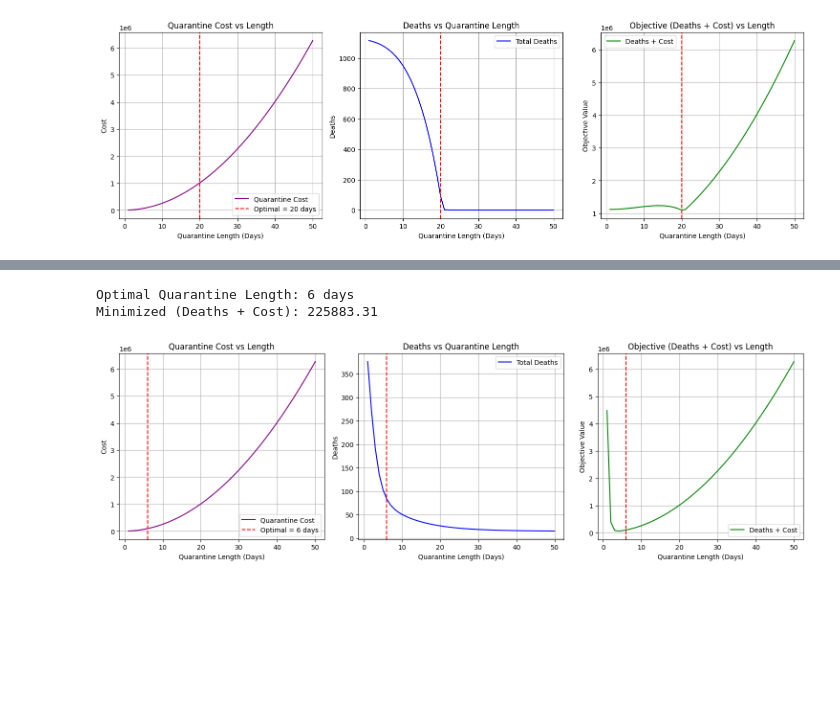
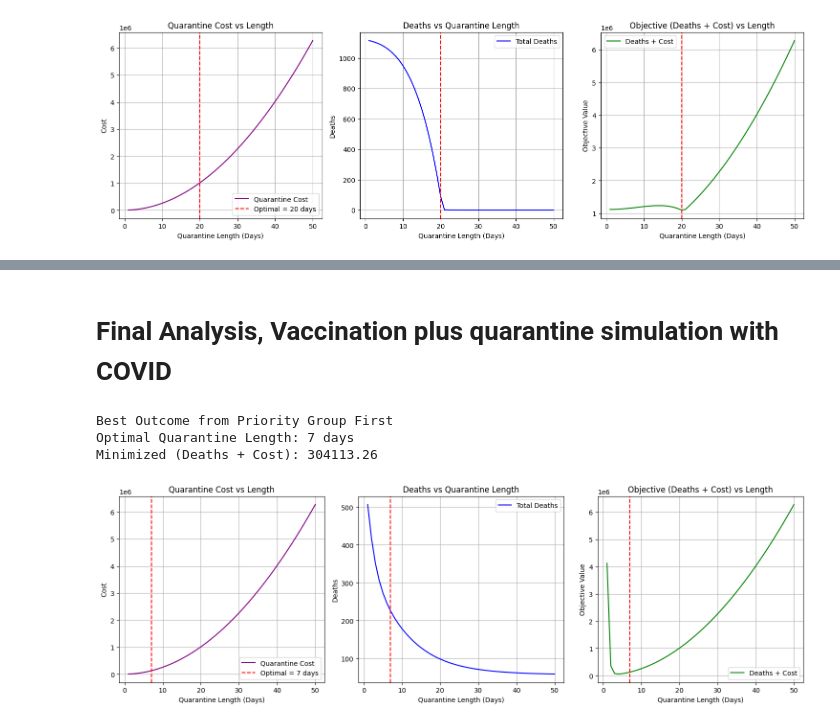
Before and after one commit to rwalsh7231/543T-Final-Project, a Jupyter notebook: Disease Analysis.ipynb, the cells around one changed output, grey strips where cells are left out. Drawn from its saved outputs; the diff is of its cells as text; code cells hidden in the pictures; blank space fills up the shorter version.

```diff
--- a/Disease Analysis.ipynb
+++ b/Disease Analysis.ipynb
@@ -592,13 +639,13 @@ Minimized (Deaths + Cost): 1172368.08
 # %%
 # Create population
-pop1 = DiseaseAnalysis.Population(100000, 0.32, 0.07, 0.0008, 0.0009, True, 0, 0)
-pop2 = DiseaseAnalysis.Population(10000, 0.5, 0.07, 0.0008, 0.0009, True, 0, 0)
+pop1 = DiseaseAnalysis.Population(100000, 0.32, 0.07, 0.0008, 0.1, True, 0, 0)
+pop2 = DiseaseAnalysis.Population(10000, 0.5, 0.07, 0.0008, 0.1, True, 0, 0)
 
-pop3 = DiseaseAnalysis.Population(100000, 0.32, 0.07, 0.0008, 0.0009, True, 0, 0)
-pop4 = DiseaseAnalysis.Population(10000, 0.5, 0.07, 0.0008, 0.0009, True, 0, 0)
+pop3 = DiseaseAnalysis.Population(100000, 0.32, 0.07, 0.0008, 0.1, True, 0, 0)
+pop4 = DiseaseAnalysis.Population(10000, 0.5, 0.07, 0.0008, 0.1, True, 0, 0)
 
-pop5 = DiseaseAnalysis.Population(100000, 0.32, 0.07, 0.0008, 0.0009, True, 0, 0)
-pop6 = DiseaseAnalysis.Population(10000, 0.5, 0.07, 0.0008, 0.0009, True, 0, 0)
+pop5 = DiseaseAnalysis.Population(100000, 0.32, 0.07, 0.0008, 0.1, True, 0, 0)
+pop6 = DiseaseAnalysis.Population(10000, 0.5, 0.07, 0.0008, 0.1, True, 0, 0)
 
 # Simulate
 S1, I1, R1, D1 = simulate_with_vaccine([pop1, pop2], rollout_plan=constant_rollout)
@@ -662,7 +681,7 @@ plt.show()
 # 40% of people did not follow quarantine guidelines
 # Population 1: Average US case of covid. Normal Settings
 # Population 2: Smaller population, but highly dense by population, higher rate of infection
-popVals = [[100000, 0.32, 0.07, 0.0008, 0.0009, True, 0.4], [10000, 0.5, 0.07, 0.0008, 0.0009, True, 0.4]]
+popVals = [[100000, 0.32, 0.07, 0.0008, 0.1, True, 0.4], [10000, 0.5, 0.07, 0.0008, 0.1, True, 0.4]]
 
 result = minimize_scalar(
     total_deaths_plus_cost,
@@ -685,8 +704,8 @@ deaths = []
 total_objective = []
 
 for l in lengths:
-    pop1 = DiseaseAnalysis.Population(100000, 0.32, 0.07, 0.0008, 0.0009, True, 0.4, l)
-    pop2 = DiseaseAnalysis.Population(10000, 0.5, 0.07, 0.0008, 0.0009, True, 0.4, l)
+    pop1 = DiseaseAnalysis.Population(100000, 0.32, 0.07, 0.0008, 0.1, True, 0.4, l)
+    pop2 = DiseaseAnalysis.Population(10000, 0.5, 0.07, 0.0008, 0.1, True, 0.4, l)
     while pop1.I + pop2.I > 0.1:
         pop1.SIRD()
         pop2.SIRD()
@@ -982,11 +787,45 @@ plt.show()
+# %% [markdown]
+# Final Analysis, Vaccination plus quarantine simulation with COVID
 # %%
-pops = [[100000, 0.32, 0.07, 0.0008, 0.0009, True, 0.4], [10000, 0.5, 0.07, 0.0008, 0.0009, True, 0.4], [50000, 0.32, 0.07, 0.0008, 0.0009, True, 0.4], [50000, 0.32, 0.07, 0.0008, 0.0009, True, 0.4]]
+pops = [[100000, 0.32, 0.07, 0.0008, 0.1, True, 0.4], [10000, 0.5, 0.07, 0.0008, 0.1, True, 0.4], [50000, 0.32, 0.07, 0.0008, 0.1, True, 0.4], [50000, 0.32, 0.07, 0.0008, 0.1, True, 0.4]]
 result = minimize_scalar(
+    total_deaths_plus_cost_VACCINE,
+    bounds=(1, 50),
+    method='bounded',
+    args=(1_000, 500, 2500, pops, constant_rollout)
+)
+
+result2 = minimize_scalar(
+    total_deaths_plus_cost_VACCINE,
+    bounds=(1, 50),
+    method='bounded',
+    args=(1_000, 500, 2500, pops, delayed_high_efficacy)
+)
+
+result3 = minimize_scalar(
     total_deaths_plus_cost_VACCINE,
     bounds=(1, 50),
     method='bounded',
     args=(1_000, 500, 2500, pops, priority_group_first)
 )
+
+results = [int(result.fun), int(result2.fun), int(result3.fun)]
+
+bestPlan = results.index(min(results))
+
+# determine best plan from strategies
+if bestPlan == 0:
+    plan = constant_rollout
+    print("Best Outcome from Constant Rollout")
+elif bestPlan == 1:
+    result = result2
+    plan = delayed_high_efficacy
+    print("Best Outcome from Delayed high Efficiency")
+else:
+    result = result3
+    plan = priority_group_first
+    print("Best Outcome from Priority Group First")
+
 
 optimal_days = int(result.x)
 min_total = result.fun
@@ -1003,18 +842,18 @@ total_objective = []
 
 
 for l in lengths:
-    pop1 = DiseaseAnalysis.Population(100000, 0.32, 0.07, 0.0008, 0.0009, True, 0.4, l)
-    pop2 = DiseaseAnalysis.Population(10000, 0.5, 0.07, 0.0008, 0.0009, True, 0.4, l)
-    pop3 = DiseaseAnalysis.Population(10000, 0.5, 0.07, 0.0008, 0.0009, True, 0.4, l)
-    pop4 = DiseaseAnalysis.Population(10000, 0.5, 0.07, 0.0008, 0.0009, True, 0.4, l)
+    pop1 = DiseaseAnalysis.Population(100000, 0.32, 0.07, 0.0008, 0.1, True, 0.4, l)
+    pop2 = DiseaseAnalysis.Population(10000, 0.5, 0.07, 0.0008, 0.1, True, 0.4, l)
+    pop3 = DiseaseAnalysis.Population(10000, 0.5, 0.07, 0.0008, 0.1, True, 0.4, l)
+    pop4 = DiseaseAnalysis.Population(10000, 0.5, 0.07, 0.0008, 0.1, True, 0.4, l)
     pops = [pop1, pop2, pop3, pop4]
 
-    simulate_with_vaccine(pops, priority_group_first)
+    simulate_with_vaccine(pops, plan)
 
-    d = pop1.D + pop2.D
+    d = sum(pop.D for pop in pops)
 
     deaths.append(d)
-    total_objective.append(total_deaths_plus_cost_VACCINE(l, vacPlan=priority_group_first))
+    total_objective.append(total_deaths_plus_cost_VACCINE(l, vacPlan=plan))
 
 # ----------------------------
 # Plotting
@@ -1027,33 +866,34 @@ plt.plot(lengths, total_costs, label="Quarantine Cost", color='purple')
 plt.axvline(optimal_days, color='red', linestyle='--', label=f"Optimal = {optimal_days} days")
 plt.xlabel("Quarantine Length (Days)")
 plt.ylabel("Cost")
 plt.title("Quarantine Cost vs Length")
 plt.grid(True)
 plt.legend()
 
 # Total deaths
 plt.subplot(1, 3, 2)
 plt.plot(lengths, deaths, label="Total Deaths", color='blue')
 plt.axvline(optimal_days, color='red', linestyle='--')
 plt.xlabel("Quarantine Length (Days)")
 plt.ylabel("Deaths")
 plt.title("Deaths vs Quarantine Length")
 plt.grid(True)
 plt.legend()
 
 # Total objective (Deaths + Cost)
 plt.subplot(1, 3, 3)
 plt.plot(lengths, total_objective, label="Deaths + Cost", color='green')
 plt.axvline(optimal_days, color='red', linestyle='--')
 plt.xlabel("Quarantine Length (Days)")
 plt.ylabel("Objective Value")
 plt.title("Objective (Deaths + Cost) vs Length")
 plt.grid(True)
 plt.legend()
 
 plt.tight_layout()
 plt.show()
 # %% [output]
-Optimal Quarantine Length: 6 days
-Minimized (Deaths + Cost): 225883.31
+Best Outcome from Priority Group First
+Optimal Quarantine Length: 7 days
+Minimized (Deaths + Cost): 304113.26
-[figure, old version]
+[figure, new version]
```
Also changed, not shown: parts of 37 cells of this notebook, 1 other file.
